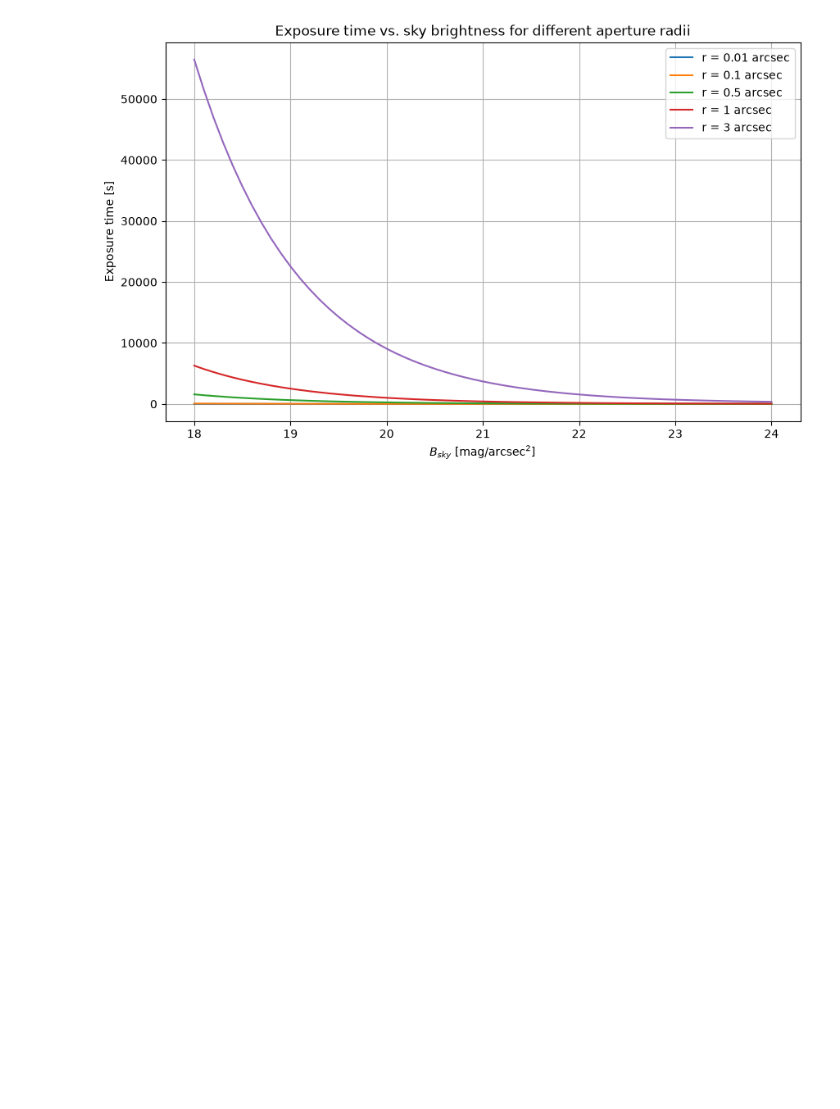
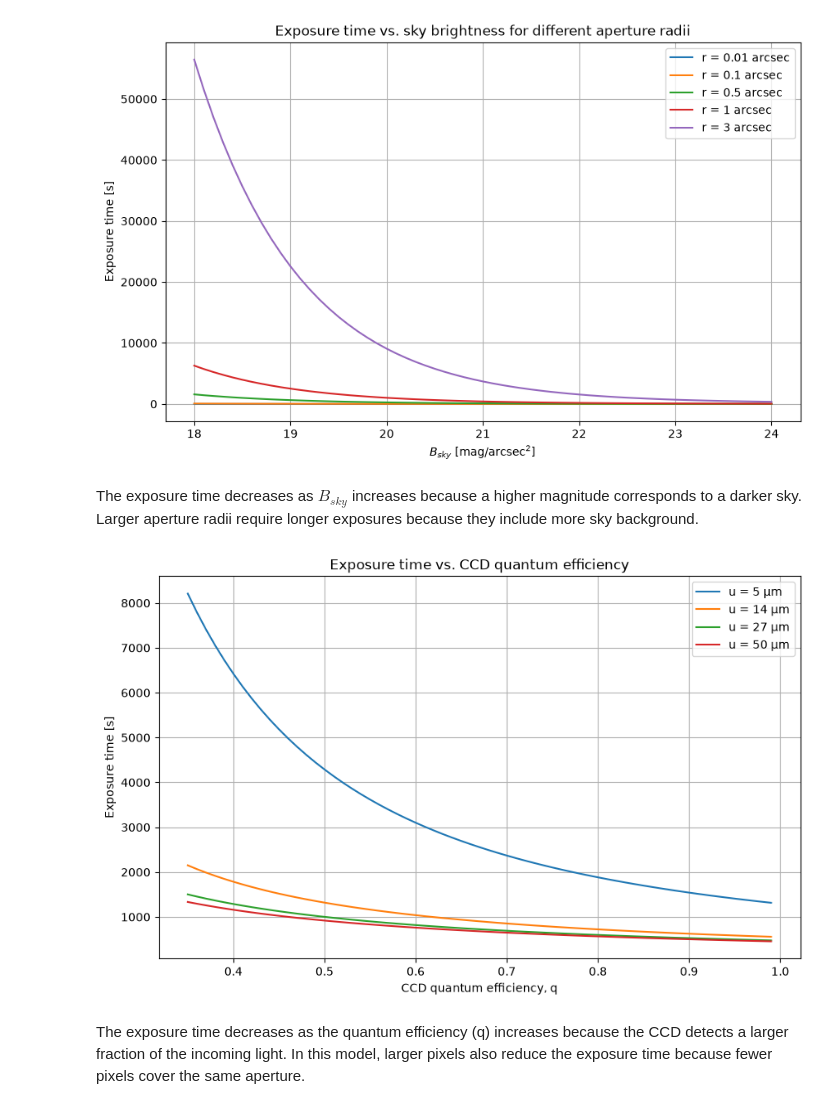
Before and after one commit to Natalia985/Third-semester-MASS, a Jupyter notebook: Astrophysical_Techniques/HW3_Exposure-Time.ipynb, the cells around one changed output. Cells and saved outputs as stored; diff of their text form; code cells hidden in the pictures; blank space fills up the shorter version.

```diff
--- a/Astrophysical_Techniques/HW3_Exposure-Time.ipynb
+++ b/Astrophysical_Techniques/HW3_Exposure-Time.ipynb
@@ -265,3 +269,34 @@ plt.grid()
 plt.show()
 # %% [output]
 [figure]
+# %% [markdown]
+The exposure time decreases as $B_{sky}$ increases because a higher magnitude corresponds to a darker sky. Larger aperture radii require longer exposures because they include more sky background.
+# %%
+# Plot exposure time versus quantum efficiency for different pixel sizes
+q_values = np.linspace(0.35, 0.99, 65)
+u_values = [5, 14, 27, 50]
+
+plt.figure(figsize=(10, 6))
+
+for u_value in u_values:
+    t_values = []
+
+    for q_value in q_values:
+        t = get_point_source_exposure_time(
+            D, f_num, S_ro_sq, u_value, q_value, S_dc,
+            r_default, SNR_default, V, B_sky
+        )
+        t_values.append(t)
+
+    plt.plot(q_values, t_values, label=f"u = {u_value} μm")
+
+plt.xlabel("CCD quantum efficiency, q")
+plt.ylabel("Exposure time [s]")
+plt.title("Exposure time vs. CCD quantum efficiency")
+plt.legend()
+plt.grid()
+plt.show()
+# %% [output]
+[figure, added]
+# %% [markdown]
+The exposure time decreases as the quantum efficiency \(q\) increases because the CCD detects a larger fraction of the incoming light. In this model, larger pixels also reduce the exposure time because fewer pixels cover the same aperture.
```
Also changed, not shown: parts of 5 cells of this notebook.
